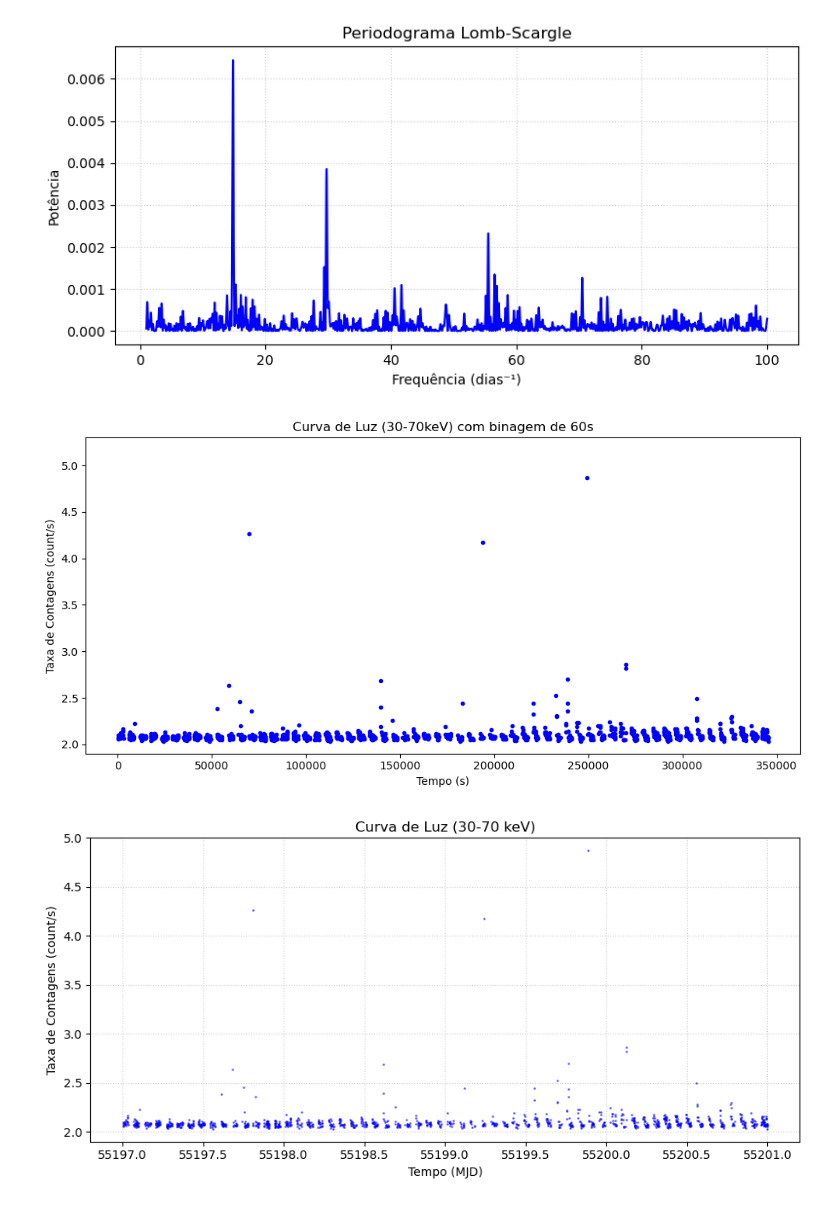
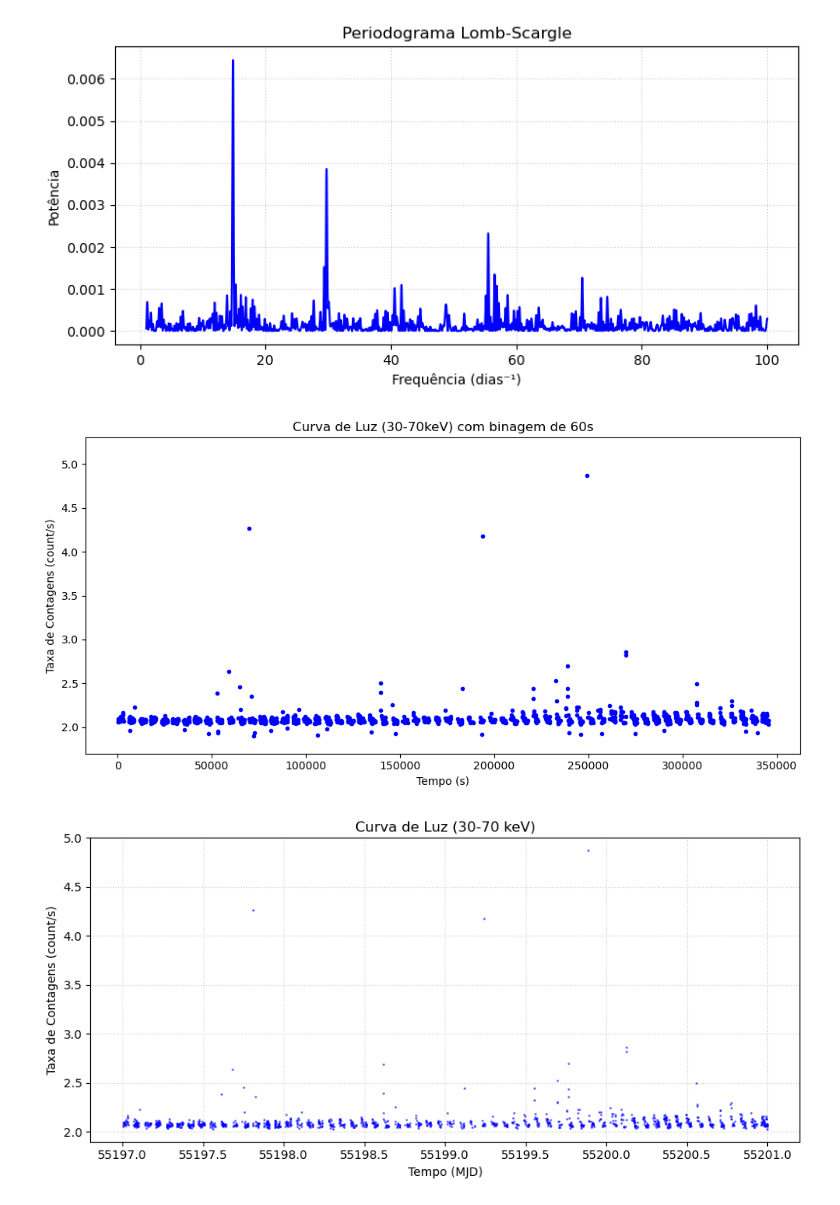
Before and after one commit to mariajulianrb/projeto_mestrado, a Jupyter notebook: data/notebook/light_curve_b60s.ipynb, the cells around one changed output. Drawn from its saved outputs; the diff is of its cells as text; code cells hidden in the pictures.

Commit message:
correção de fundo

```diff
--- a/data/notebook/light_curve_b60s.ipynb
+++ b/data/notebook/light_curve_b60s.ipynb
@@ -225,33 +225,34 @@ Frequência esperada: 0.2560 dias⁻¹ (P = 3.90603 dias)
 # %%
 import matplotlib.pyplot as plt
 import pandas as pd
 from astropy.table import Table
 
-caminho = 'data/ bins 60s/30-70kev/nu30201034002A01_sr.lc'
+# fonte já subtraída do fundo
+caminho = 'data/ bins 60s/30-70kev/lc_fonte_sub_30-70kev.lc'
 tabela = Table.read(caminho, hdu=1)
 df = tabela.to_pandas()
 
 df.columns = [col.capitalize() for col in df.columns]
 
 df['Time'] = pd.to_numeric(df['Time'], errors='coerce')
 df['Rate'] = pd.to_numeric(df['Rate'], errors='coerce')
 
 df = df.dropna(subset=['Time', 'Rate'])
 df = df[df['Rate'] > 0]
 
 plt.figure(figsize=(10, 5))
 plt.plot(df['Time'], df['Rate'], marker='.', linestyle='', color='blue')
 
 plt.xlabel('Tempo (s)')
 plt.ylabel('Taxa de Contagens (count/s)')
 plt.title('Curva de Luz (30-70keV) com binagem de 60s')
-plt.ylim(1.9,5.3)
+plt.ylim(1.7,5.3)
 
 
 plt.tight_layout()
 plt.show()
 # %% [output]
-[figure, old version]
+[figure, new version]
 # %%
 import matplotlib.pyplot as plt
 from astropy.table import Table
```
Also changed, not shown: parts of 7 cells of this notebook, 2 other files.
